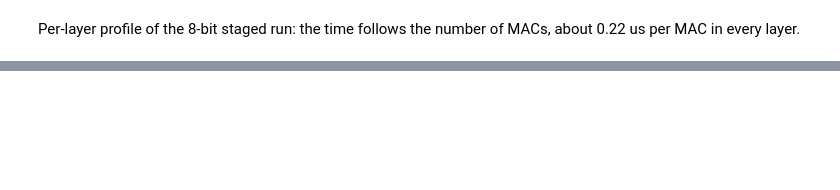
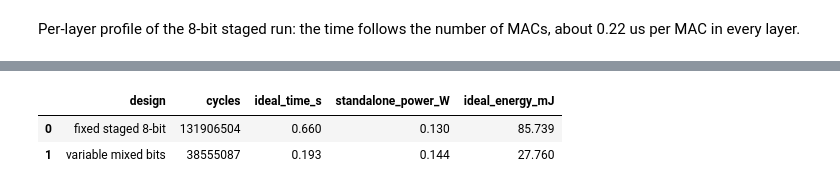
Before and after one commit to devjwk/cpre487lab5, a Jupyter notebook: util/lab5_06.ipynb, the cells around one changed output, grey strips where cells are left out. Saved outputs shown, nothing was run; the diff lists cells and outputs as text; code cells hidden in the pictures; blank space fills up the shorter version.

```diff
--- a/util/lab5_06.ipynb
+++ b/util/lab5_06.ipynb
@@ -158,0 +318,29 @@ p[["layer", "type", "macs", "software_ms", "mac_unit_ms", "us_per_MAC", "share_%
+# %%
+VAR_LINE = re.compile(r"Layer (\d+) (\w+): (\w+), MAC ops (\d+), words (\d+), packets (\d+), software ([\d.]+) ms, MAC unit ([\d.]+) ms")
+var_log = (Path("board_logs") if Path("board_logs").exists() else Path("util/board_logs")) / "variable.txt"
+var_text = var_log.read_text(errors="ignore")
+var_rows = [dict(layer=int(m[1]), type=m[2], match=m[3] == "MATCH", macs=int(m[4]),
+                 words=int(m[5]), packets=int(m[6]), software_ms=float(m[7]), mac_unit_ms=float(m[8]))
+            for m in VAR_LINE.finditer(var_text)]
+variable_board_layers = pd.DataFrame(var_rows)
+assert len(variable_board_layers) == 13 and variable_board_layers["match"].all()
+v_ops = int(variable_board_layers.macs.sum())
+v_words = int(variable_board_layers.words.sum())
+v_packets = int(variable_board_layers.packets.sum())
+v_sw_ms = variable_board_layers.software_ms.sum()
+v_mac_ms = variable_board_layers.mac_unit_ms.sum()
+assert (v_ops, v_words, v_packets) == (OPS, 38_244_352, GROUPS)
+assert v_words == int(variable_layers.data_words.sum())
+assert "ALL LAYERS MATCH" in var_text and "runTests() COMPLETE" in var_text
+baseline = board[(board.mac == "staged") & (board.bits == 8)].iloc[0]
+comparison = pd.Series(dict(
+    fixed_8_board_ms=baseline.mac_unit_ms, variable_board_ms=v_mac_ms,
+    measured_speedup=baseline.mac_unit_ms / v_mac_ms,
+    fixed_8_data_words=OPS, variable_data_words=v_words,
+    data_word_fraction=v_words / OPS, packets=v_packets,
+    variable_software_ms=v_sw_ms, variable_vs_ARM=v_mac_ms / v_sw_ms,
+    fixed_8_est_board_energy_J=system[(system.mac == "staged") & (system.bits == 8)].iloc[0].P_total_W * baseline.mac_unit_ms / 1000,
+    variable_est_board_energy_J=variable_system.P_total_W * v_mac_ms / 1000,
+))
+print(comparison.round(3))
+variable_board_layers
@@ -158,0 +410,16 @@ p[["layer", "type", "macs", "software_ms", "mac_unit_ms", "us_per_MAC", "share_%
+# %%
+variable_cycles = v_words + v_packets + 7
+variable_ideal_s = variable_cycles * T_CONSTR
+variable_ideal_energy_mJ = 1000 * variable_ppa.P_total_W * variable_ideal_s
+fixed8_ideal = one[(one.mac == "staged") & (one.bits == 8)].iloc[0]
+ideal_table = pd.DataFrame([
+    dict(design="fixed staged 8-bit", cycles=OPS + GROUPS, ideal_time_s=fixed8_ideal.time_s,
+         standalone_power_W=fixed8_ideal.power_W, ideal_energy_mJ=1000 * fixed8_ideal.energy_J),
+    dict(design="variable mixed bits", cycles=variable_cycles, ideal_time_s=variable_ideal_s,
+         standalone_power_W=variable_ppa.P_total_W, ideal_energy_mJ=variable_ideal_energy_mJ),
+])
+ideal_table.round(3)
+# %% [output]
+|  | design | cycles | ideal_time_s | standalone_power_W | ideal_energy_mJ |
+| 0 | fixed staged 8-bit | 131906504 | 0.660 | 0.130 | 85.739 |
+| 1 | variable mixed bits | 38555087 | 0.193 | 0.144 | 27.760 |
```
Also changed, not shown: parts of 21 cells of this notebook, 4 other files.
